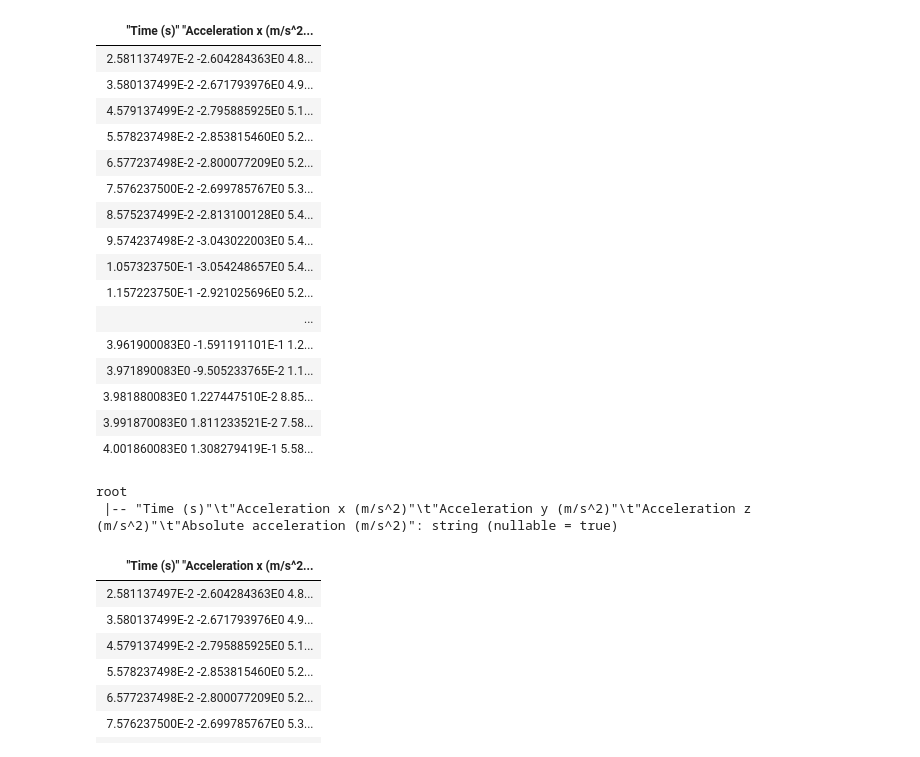
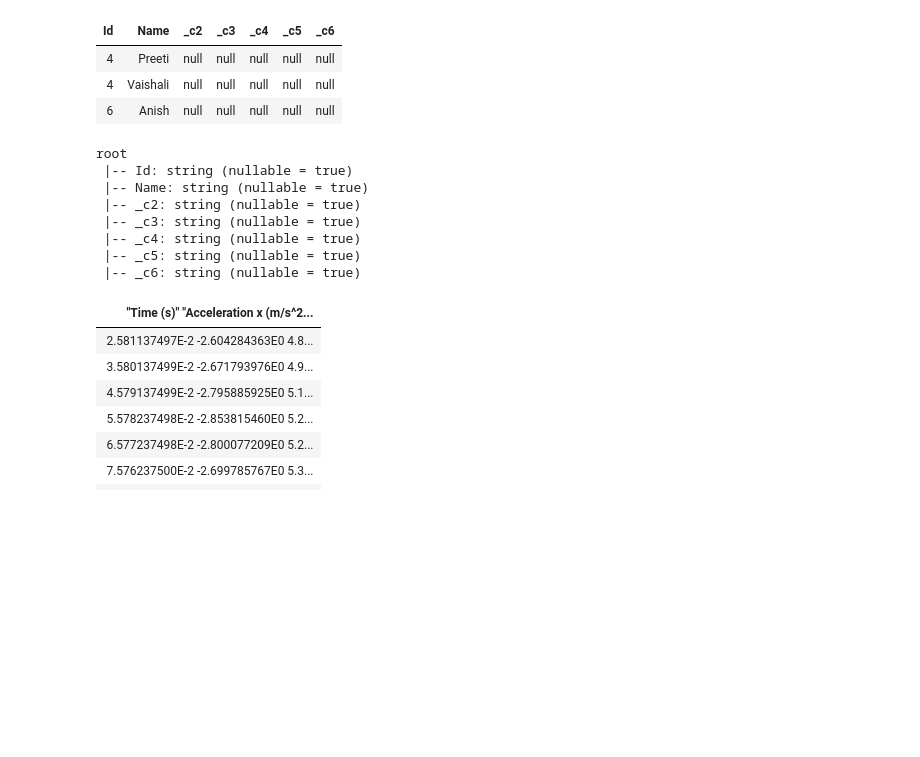
Before and after one commit to ketakiii/pySpark-Basics, a Jupyter notebook: readCsvFiles.ipynb, the cells around one changed output. Saved outputs shown, nothing was run; the diff lists cells and outputs as text; code cells hidden in the pictures; blank space fills up the shorter version.

```diff
--- a/readCsvFiles.ipynb
+++ b/readCsvFiles.ipynb
@@ -1,29 +1,22 @@
 # %%
 #Reading a csv file
 # %%
-df = spark.read.csv(path='dbfs:/FileStore/tables/circular.csv', header=True)
+df = spark.read.csv(path='dbfs:/FileStore/employee2.csv', header=True)
 display(df)
 df.printSchema()
 # %% [output]
-| "Time (s)" "Acceleration x (m/s^2... |
-| 2.581137497E-2 -2.604284363E0 4.8... |
-| 3.580137499E-2 -2.671793976E0 4.9... |
-| 4.579137499E-2 -2.795885925E0 5.1... |
-| 5.578237498E-2 -2.853815460E0 5.2... |
-| 6.577237498E-2 -2.800077209E0 5.2... |
-| 7.576237500E-2 -2.699785767E0 5.3... |
-| 8.575237499E-2 -2.813100128E0 5.4... |
-| 9.574237498E-2 -3.043022003E0 5.4... |
-| 1.057323750E-1 -3.054248657E0 5.4... |
-| 1.157223750E-1 -2.921025696E0 5.2... |
-| ... |
-| 3.961900083E0 -1.591191101E-1 1.2... |
-| 3.971890083E0 -9.505233765E-2 1.1... |
-| 3.981880083E0 1.227447510E-2 8.85... |
-| 3.991870083E0 1.811233521E-2 7.58... |
-| 4.001860083E0 1.308279419E-1 5.58... |
+| Id | Name | _c2 | _c3 | _c4 | _c5 | _c6 |
+| 4 | Preeti | null | null | null | null | null |
+| 4 | Vaishali | null | null | null | null | null |
+| 6 | Anish | null | null | null | null | null |
 root
- |-- "Time (s)"\t"Acceleration x (m/s^2)"\t"Acceleration y (m/s^2)"\t"Acceleration z (m/s^2)"\t"Absolute acceleration (m/s^2)": string (nullable = true)
+ |-- Id: string (nullable = true)
+ |-- Name: string (nullable = true)
+ |-- _c2: string (nullable = true)
+ |-- _c3: string (nullable = true)
+ |-- _c4: string (nullable = true)
+ |-- _c5: string (nullable = true)
+ |-- _c6: string (nullable = true)
 # %%
 #Reading a csv file with header option
 # %%
```
